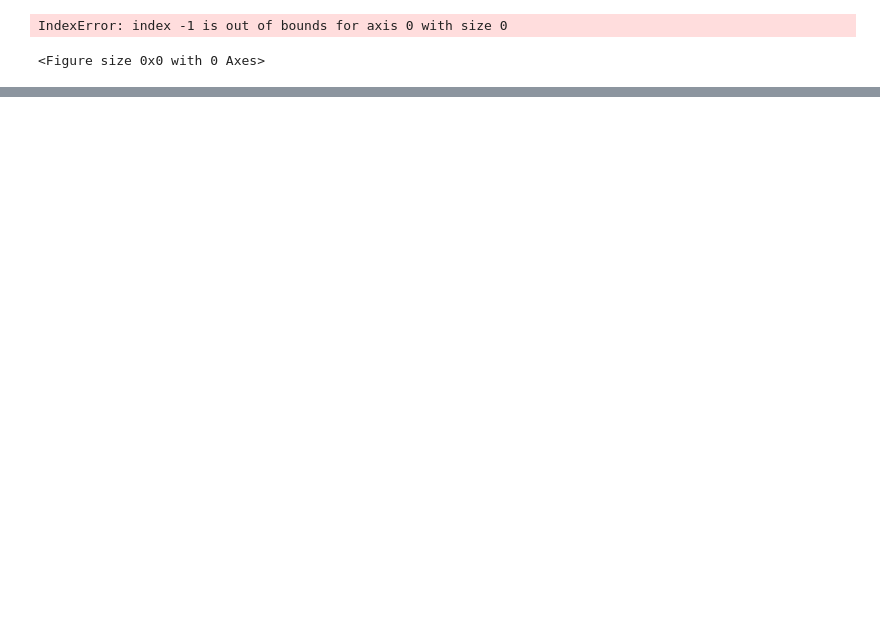
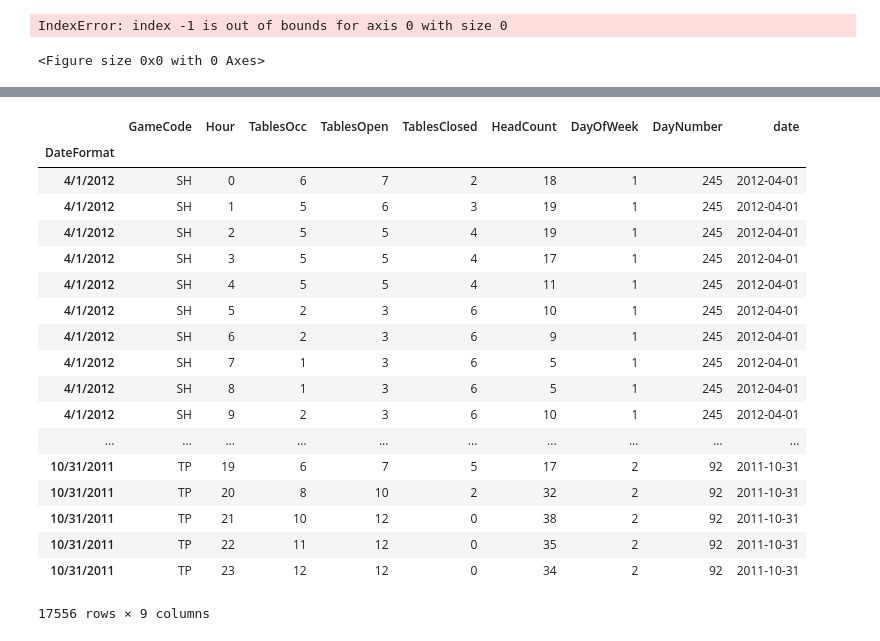
Before and after one commit to ryanarbow/uw_data_science, a Jupyter notebook: DS_methods_and_tools_2/RyanArbow-M01-Vizualization.ipynb, the cells around one changed output, grey strips where cells are left out. Saved outputs shown, nothing was run; the diff lists cells and outputs as text; code cells hidden in the pictures; blank space fills up the shorter version.

```diff
--- a/DS_methods_and_tools_2/RyanArbow-M01-Vizualization.ipynb
+++ b/DS_methods_and_tools_2/RyanArbow-M01-Vizualization.ipynb
@@ -313,0 +298,22 @@ Text(0.5,1,'HeadCount ranges of Gamecode')
+# %%
+casino.loc[casino['GameCode'].isin(games)]
+# %% [output]
+|  | GameCode | Hour | TablesOcc | TablesOpen | TablesClosed | HeadCount | DayOfWeek | DayNumber | date |
+| DateFormat |  |  |  |  |  |  |  |  |  |
+| 4/1/2012 | SH | 0 | 6 | 7 | 2 | 18 | 1 | 245 | 2012-04-01 |
+| 4/1/2012 | SH | 1 | 5 | 6 | 3 | 19 | 1 | 245 | 2012-04-01 |
+| 4/1/2012 | SH | 2 | 5 | 5 | 4 | 19 | 1 | 245 | 2012-04-01 |
+| 4/1/2012 | SH | 3 | 5 | 5 | 4 | 17 | 1 | 245 | 2012-04-01 |
+| 4/1/2012 | SH | 4 | 5 | 5 | 4 | 11 | 1 | 245 | 2012-04-01 |
+| 4/1/2012 | SH | 5 | 2 | 3 | 6 | 10 | 1 | 245 | 2012-04-01 |
+| 4/1/2012 | SH | 6 | 2 | 3 | 6 | 9 | 1 | 245 | 2012-04-01 |
+| 4/1/2012 | SH | 7 | 1 | 3 | 6 | 5 | 1 | 245 | 2012-04-01 |
+| 4/1/2012 | SH | 8 | 1 | 3 | 6 | 5 | 1 | 245 | 2012-04-01 |
+| 4/1/2012 | SH | 9 | 2 | 3 | 6 | 10 | 1 | 245 | 2012-04-01 |
+| ... | ... | ... | ... | ... | ... | ... | ... | ... | ... |
+| 10/31/2011 | TP | 19 | 6 | 7 | 5 | 17 | 2 | 92 | 2011-10-31 |
+| 10/31/2011 | TP | 20 | 8 | 10 | 2 | 32 | 2 | 92 | 2011-10-31 |
+| 10/31/2011 | TP | 21 | 10 | 12 | 0 | 38 | 2 | 92 | 2011-10-31 |
+| 10/31/2011 | TP | 22 | 11 | 12 | 0 | 35 | 2 | 92 | 2011-10-31 |
+| 10/31/2011 | TP | 23 | 12 | 12 | 0 | 34 | 2 | 92 | 2011-10-31 |
+17556 rows × 9 columns
```
Also changed, not shown: parts of 25 cells of this notebook, 1 other file.
